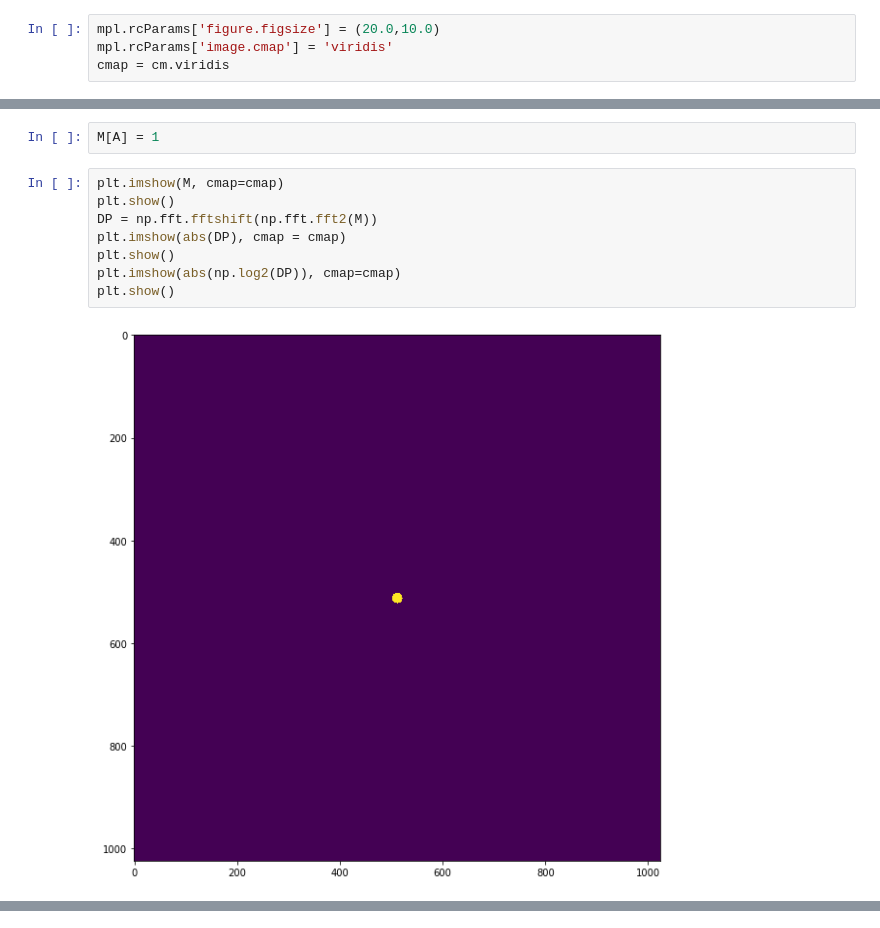
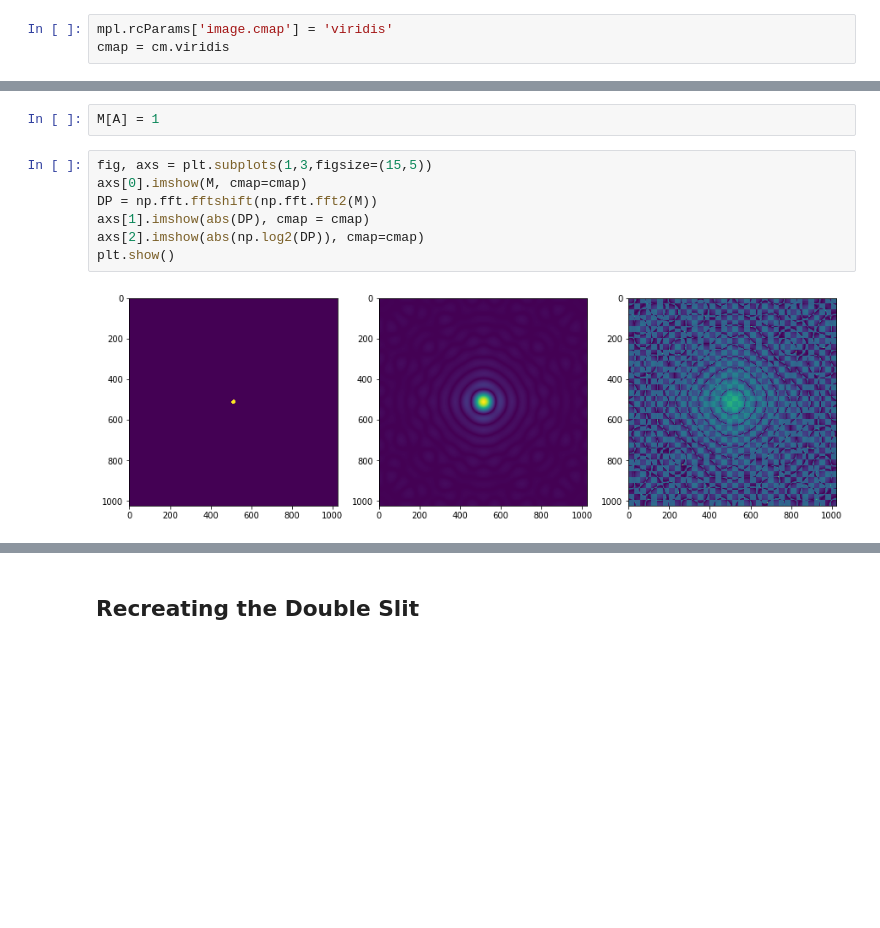
Before and after one commit to Jacobabergam/Opticpy, a Jupyter notebook: notebooks/1-Fraunhofer-diffraction.ipynb, the cells around one changed output, grey strips where cells are left out. Cells and saved outputs as stored; diff of their text form; blank space fills up the shorter version.

```diff
--- a/notebooks/1-Fraunhofer-diffraction.ipynb
+++ b/notebooks/1-Fraunhofer-diffraction.ipynb
@@ -4,6 +4,5 @@ import matplotlib as mpl
 import matplotlib.pyplot as plt
 from matplotlib import cm
 # %%
-mpl.rcParams['figure.figsize'] = (20.0,10.0)
 mpl.rcParams['image.cmap'] = 'viridis'
 cmap = cm.viridis
@@ -23,12 +24,11 @@ A = (X**2+Y**2 <= R**2)
 # %%
 M[A] = 1
 # %%
-plt.imshow(M, cmap=cmap)
+fig, axs = plt.subplots(1,3,figsize=(15,5))
+axs[0].imshow(M, cmap=cmap)
+DP = np.fft.fftshift(np.fft.fft2(M))
+axs[1].imshow(abs(DP), cmap = cmap)
+axs[2].imshow(abs(np.log2(DP)), cmap=cmap)
 plt.show()
-DP = np.fft.fftshift(np.fft.fft2(M))
-plt.imshow(abs(DP), cmap = cmap)
-plt.show()
-plt.imshow(abs(np.log2(DP)), cmap=cmap)
-plt.show()
 # %% [output]
-[figure, old version]
+[figure, new version]
@@ -37,3 +35,5 @@ plt.show()
+# %% [markdown]
+## Recreating the Double Slit
 # %%
 n=2**10
 M = np.zeros((n,n))
```
Also changed, not shown: parts of 7 cells of this notebook, 2 other files.
